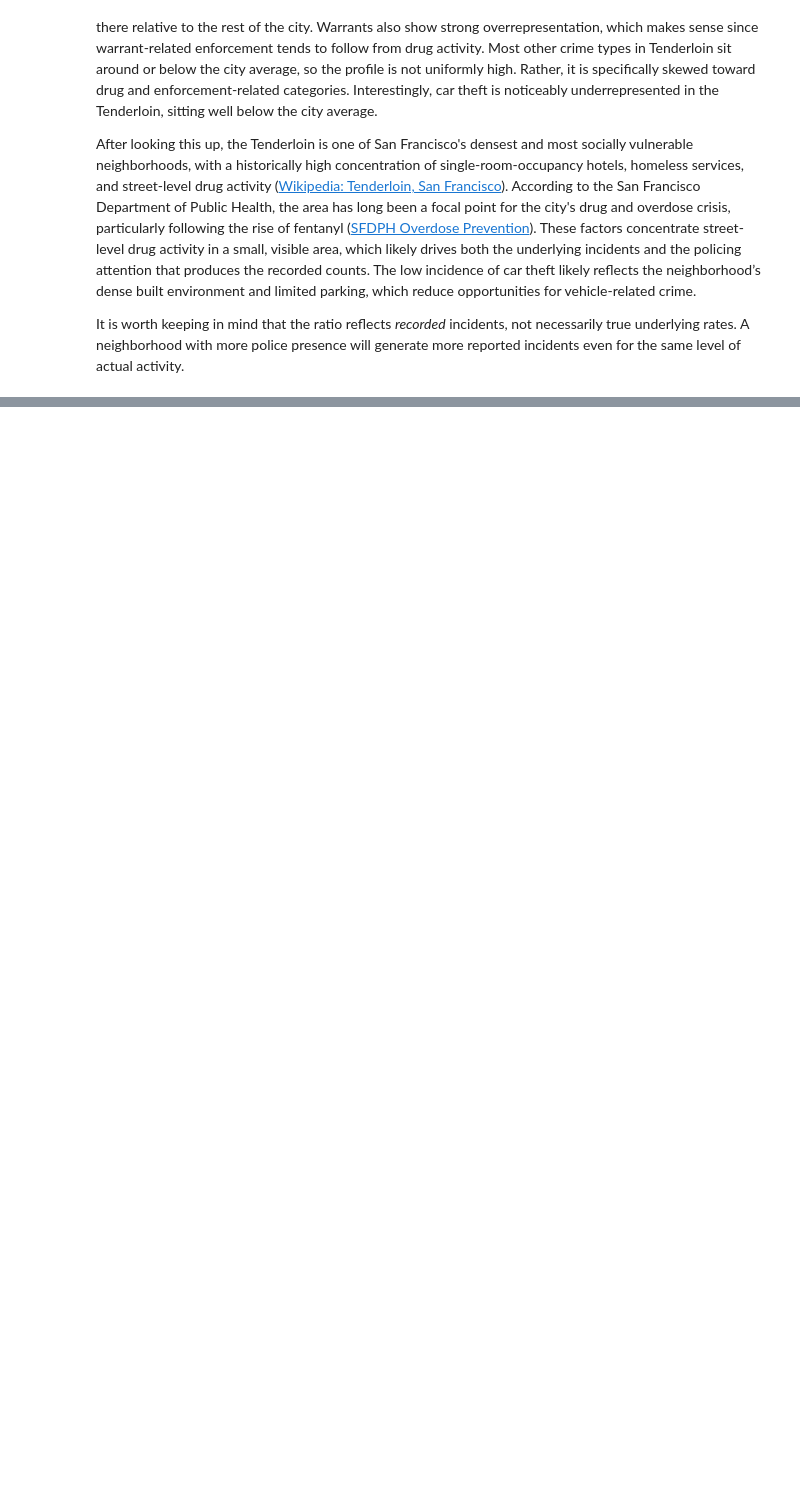
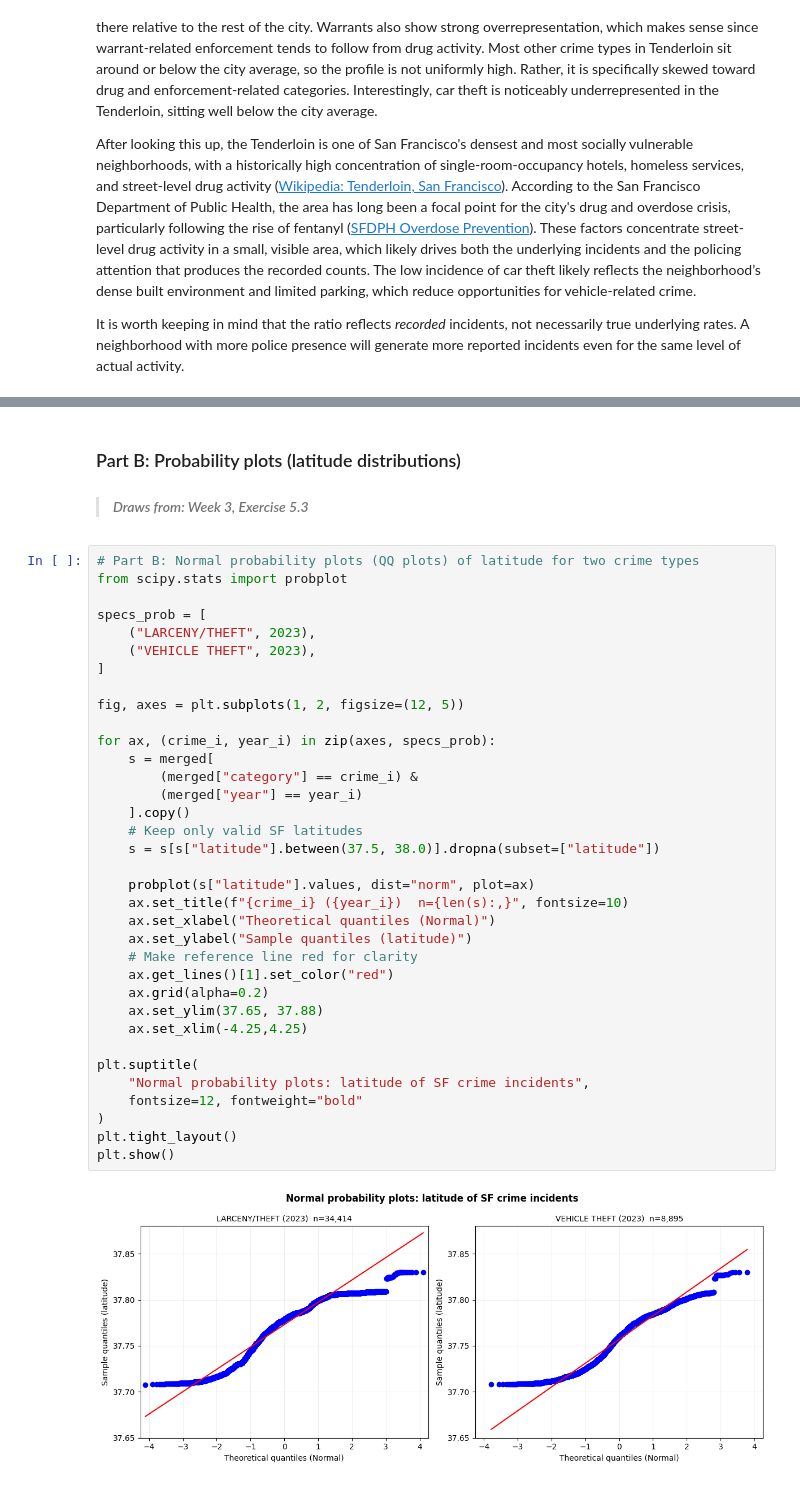
Before and after one commit to Slupon/Project_Socialdata, a Jupyter notebook: Assignment1_socialdata.ipynb, the cells around one changed output, grey strips where cells are left out. Cells and saved outputs as stored; diff of their text form; blank space fills up the shorter version.

```diff
--- a/Assignment1_socialdata.ipynb
+++ b/Assignment1_socialdata.ipynb
@@ -949,0 +1010,41 @@ Draws from: Week 3, Exercises 2.1 and 2.2.
+# %% [markdown]
+### Part B: Probability plots (latitude distributions)
+
+> #### *Draws from: Week 3, Exercise 5.3*
+# %%
+# Part B: Normal probability plots (QQ plots) of latitude for two crime types
+from scipy.stats import probplot
+
+specs_prob = [
+    ("LARCENY/THEFT", 2023),
+    ("VEHICLE THEFT", 2023),
+]
+
+fig, axes = plt.subplots(1, 2, figsize=(12, 5))
+
+for ax, (crime_i, year_i) in zip(axes, specs_prob):
+    s = merged[
+        (merged["category"] == crime_i) &
+        (merged["year"] == year_i)
+    ].copy()
+    # Keep only valid SF latitudes
+    s = s[s["latitude"].between(37.5, 38.0)].dropna(subset=["latitude"])
+
+    probplot(s["latitude"].values, dist="norm", plot=ax)
+    ax.set_title(f"{crime_i} ({year_i})  n={len(s):,}", fontsize=10)
+    ax.set_xlabel("Theoretical quantiles (Normal)")
+    ax.set_ylabel("Sample quantiles (latitude)")
+    # Make reference line red for clarity
+    ax.get_lines()[1].set_color("red")
+    ax.grid(alpha=0.2)
+    ax.set_ylim(37.65, 37.88)
+    ax.set_xlim(-4.25,4.25)
+
+plt.suptitle(
+    "Normal probability plots: latitude of SF crime incidents",
+    fontsize=12, fontweight="bold"
+)
+plt.tight_layout()
+plt.show()
+# %% [output]
+[figure, added]
```
Also changed, not shown: parts of 9 cells of this notebook.
